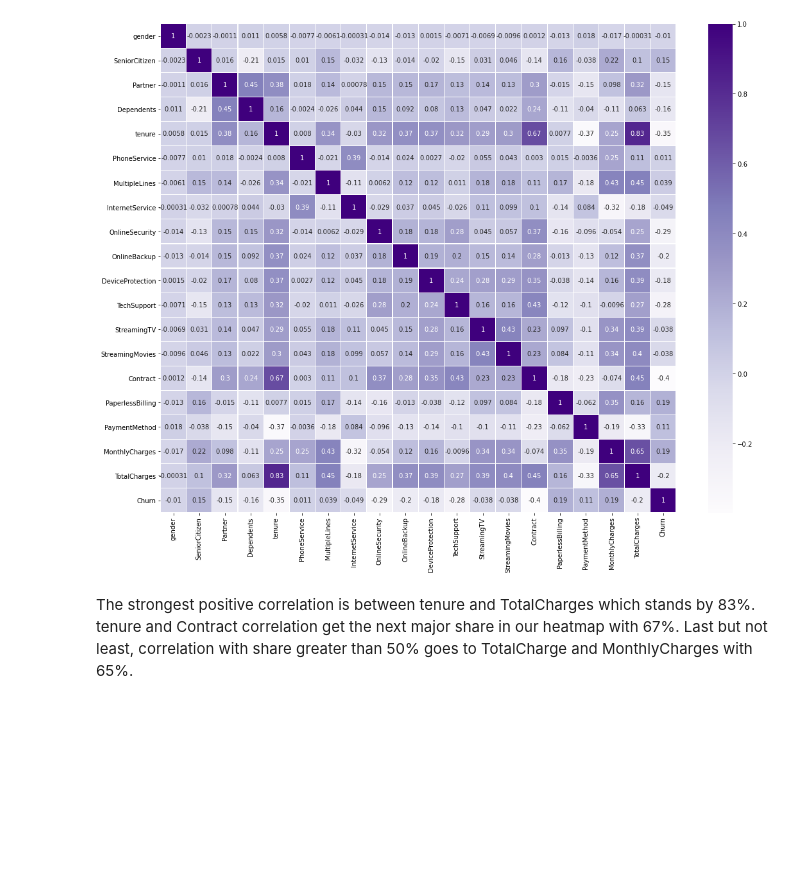
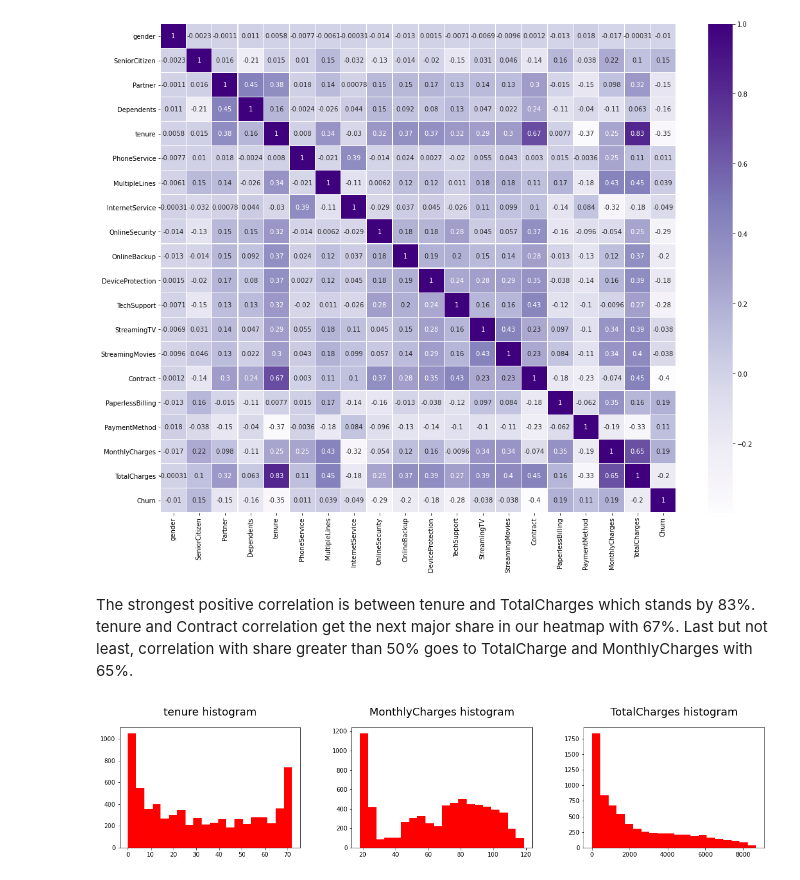
Before and after one commit to EnginKosure/CustomerChurnPredictionModel, a Jupyter notebook: data_preprocess.ipynb, the cells around one changed output. Saved outputs shown, nothing was run; the diff lists cells and outputs as text; code cells hidden in the pictures; blank space fills up the shorter version.

```diff
--- a/data_preprocess.ipynb
+++ b/data_preprocess.ipynb
@@ -213,3 +213,27 @@ plt.show()
 [figure]
 # %% [markdown]
 The strongest positive correlation is between tenure and TotalCharges which stands by 83%. tenure and Contract correlation get the next major share in our heatmap with 67%. Last but not least, correlation with share greater than 50% goes to TotalCharge and MonthlyCharges with 65%.
+# %%
+# Plotting the histograms of the real-vale attributes
+
+value_ten = df['tenure']
+value_Mon = df['MonthlyCharges']
+value_Tot = df['TotalCharges']
+
+fig = plt.figure()
+
+ax1 = fig.add_axes([0.5, 0, 0.7, 0.7])
+ax1.hist(value_ten, color='red', bins = 20)
+
+ax2 = fig.add_axes([1.4, 0, 0.7, 0.7])
+ax2.hist(value_Mon, color='red', bins = 20)
+
+ax3 = fig.add_axes([2.3, 0, 0.7, 0.7])
+ax3.hist(value_Tot, color='red', bins = 20)
+
+ax1.set_title('tenure histogram', loc='center', pad = 20, fontdict={'fontsize':18})
+ax2.set_title('MonthlyCharges histogram', loc='center', pad = 20, fontdict={'fontsize':18})
+ax3.set_title('TotalCharges histogram', loc='center', pad = 20, fontdict={'fontsize':18})
+plt.show()
+# %% [output]
+[figure, added]
```
Also changed, not shown: parts of 12 cells of this notebook.
